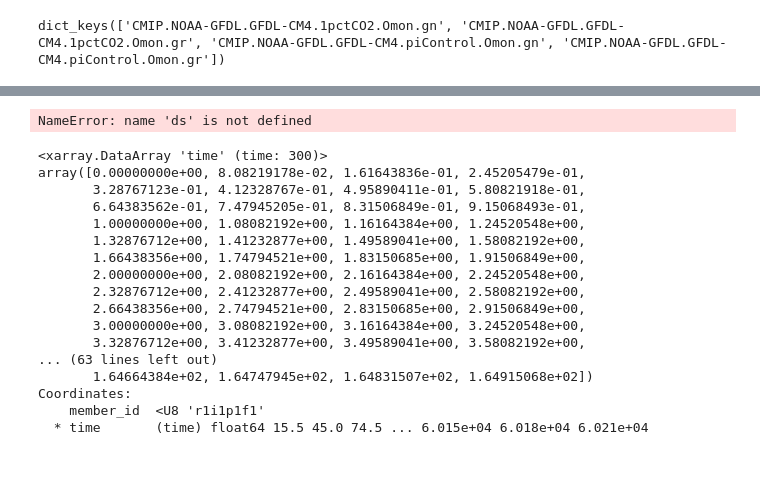
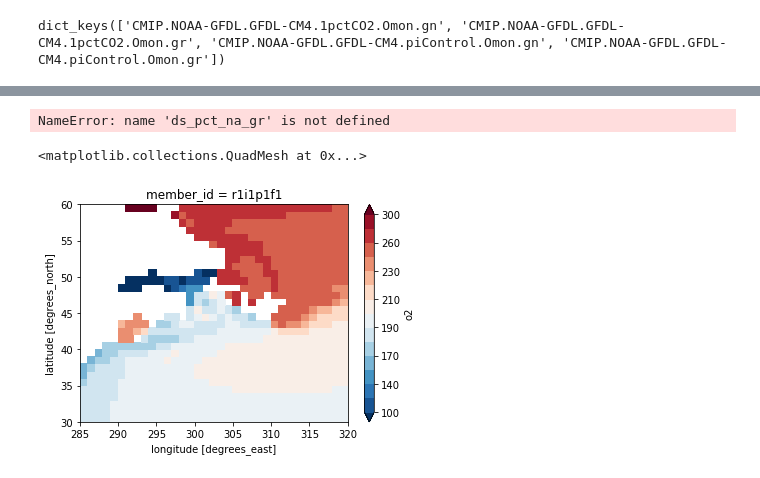
Before and after one commit to mclaret/cmip6hack-GS, a Jupyter notebook: notebooks/MC_1.ipynb, the cells around one changed output, grey strips where cells are left out. Cells and saved outputs as stored; diff of their text form; code cells hidden in the pictures.

```diff
--- a/notebooks/MC_1.ipynb
+++ b/notebooks/MC_1.ipynb
@@ -148,27 +123,0 @@ sst_diff.shape
-# %%
-ds_na=ds.isel(x=slice(890,1050),y=slice(630,800),member_id=-1)
-#ds_na.tos.plot()
-# %% [output]
-NameError: name 'ds' is not defined
-# %%
-dum=(ds_na.time-ds_na.time[0])/365
-dum.shape
-dum
-# %% [output]
-<xarray.DataArray 'time' (time: 300)>
-array([0.00000000e+00, 8.08219178e-02, 1.61643836e-01, 2.45205479e-01,
-       3.28767123e-01, 4.12328767e-01, 4.95890411e-01, 5.80821918e-01,
-       6.64383562e-01, 7.47945205e-01, 8.31506849e-01, 9.15068493e-01,
-       1.00000000e+00, 1.08082192e+00, 1.16164384e+00, 1.24520548e+00,
-       1.32876712e+00, 1.41232877e+00, 1.49589041e+00, 1.58082192e+00,
-       1.66438356e+00, 1.74794521e+00, 1.83150685e+00, 1.91506849e+00,
-       2.00000000e+00, 2.08082192e+00, 2.16164384e+00, 2.24520548e+00,
-       2.32876712e+00, 2.41232877e+00, 2.49589041e+00, 2.58082192e+00,
-       2.66438356e+00, 2.74794521e+00, 2.83150685e+00, 2.91506849e+00,
-       3.00000000e+00, 3.08082192e+00, 3.16164384e+00, 3.24520548e+00,
-       3.32876712e+00, 3.41232877e+00, 3.49589041e+00, 3.58082192e+00,
-... (63 lines left out)
-       1.64664384e+02, 1.64747945e+02, 1.64831507e+02, 1.64915068e+02])
-Coordinates:
-    member_id  <U8 'r1i1p1f1'
-  * time       (time) float64 15.5 45.0 74.5 ... 6.015e+04 6.018e+04 6.021e+04
@@ -174,0 +129,16 @@ Coordinates:
+# %%
+ds_pct_na_gr=ds_pct_gr.isel(lon=slice(285,320),lat=slice(120,150),lev=slice(9,12),member_id=-1)
+ds_cnt_na_gr=ds_cnt_gr.isel(lon=slice(290,320),lat=slice(120,150),lev=slice(9,12),member_id=-1)
+# %%
+o2_pct=ds_pct_na_gr.o2.mean(axis=(0,1))/1035.*1.e6
+o2_cnt=ds_cnt_na_gr.o2.mean(axis=(0,1))/1035.*1.e6
+o2_diff=o2_pct-o2_cnt
+#ds_pct_na_gr.o2.plot()
+#ds_pctn_na.lon[20:25]
+# %% [output]
+NameError: name 'ds_pct_na_gr' is not defined
+# %%
+o2_pct.plot(levels=[100,120,140,160,170,180,190,200,210,220,230,240,260,280,300])
+# %% [output]
+<matplotlib.collections.QuadMesh at 0x...>
+[figure, added]
```
Also changed, not shown: parts of 16 cells of this notebook.
